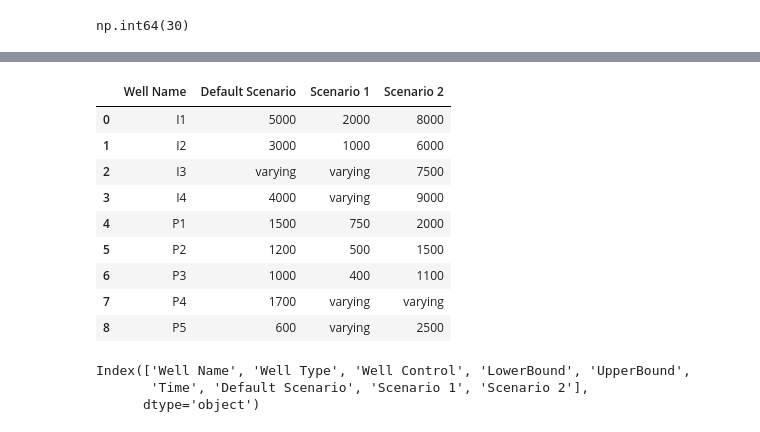
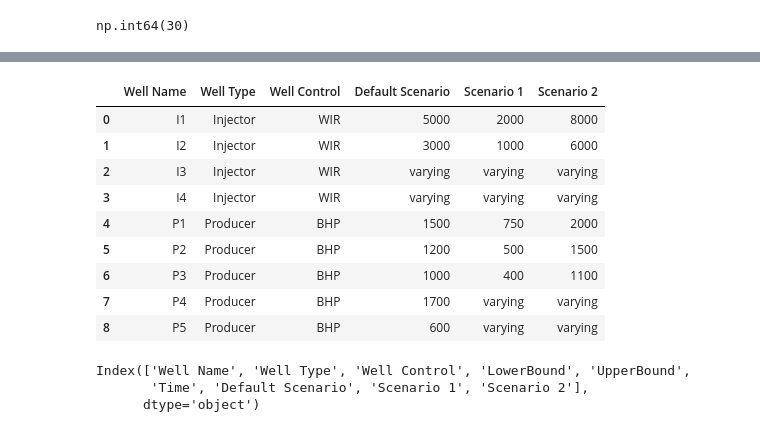
Before and after one commit to carlajord/dash_table_sandbox, a Jupyter notebook: notebooks/data_analysis.ipynb, the cells around one changed output, grey strips where cells are left out. Saved outputs shown, nothing was run; the diff lists cells and outputs as text; code cells hidden in the pictures.

Commit message:
Update table

```diff
--- a/notebooks/data_analysis.ipynb
+++ b/notebooks/data_analysis.ipynb
@@ -7,4 +10,4 @@ from ui.utils import (WELL_NAME_HEADER, WELL_TYPE_HEADER, WELL_CONTROL_HEADER,
 # %%
-DATA_PATH = os.path.join(os.path.dirname(""), 'data')
+DATA_PATH = os.path.join(os.path.abspath(os.path.dirname("")), "..", 'data')
 DATA_PATH
 # %% [output]
@@ -68,2 +99,5 @@ dtype: bool
+# %%
+scenario_columns = get_scenario_cols(df)
+cols = [WELL_NAME_HEADER, WELL_TYPE_HEADER, WELL_CONTROL_HEADER] + scenario_columns
 # %%
-df[cols].groupby(by=WELL_NAME_HEADER).agg(func=well_agg_main_table)
+df_main = df[cols].groupby(by=[WELL_NAME_HEADER,WELL_TYPE_HEADER, WELL_CONTROL_HEADER])[scenario_columns].agg(func=well_agg_main_table).reset_index()
@@ -89,16 +104,16 @@ ValueError: The truth value of a Series is ambiguous. Use a.empty, a.bool(), a.i
-# %%
-df[cols].groupby(by=WELL_NAME_HEADER).agg(func=well_agg_main_table).reset_index()
-# %% [output]
-|  | Well Name | Default Scenario | Scenario 1 | Scenario 2 |
-| 0 | I1 | 5000 | 2000 | 8000 |
-| 1 | I2 | 3000 | 1000 | 6000 |
-| 2 | I3 | varying | varying | 7500 |
-| 3 | I4 | 4000 | varying | 9000 |
-| 4 | P1 | 1500 | 750 | 2000 |
-| 5 | P2 | 1200 | 500 | 1500 |
-| 6 | P3 | 1000 | 400 | 1100 |
-| 7 | P4 | 1700 | varying | varying |
-| 8 | P5 | 600 | varying | 2500 |
+# %%
+df_main
+# %% [output]
+|  | Well Name | Well Type | Well Control | Default Scenario | Scenario 1 | Scenario 2 |
+| 0 | I1 | Injector | WIR | 5000 | 2000 | 8000 |
+| 1 | I2 | Injector | WIR | 3000 | 1000 | 6000 |
+| 2 | I3 | Injector | WIR | varying | varying | varying |
+| 3 | I4 | Injector | WIR | varying | varying | varying |
+| 4 | P1 | Producer | BHP | 1500 | 750 | 2000 |
+| 5 | P2 | Producer | BHP | 1200 | 500 | 1500 |
+| 6 | P3 | Producer | BHP | 1000 | 400 | 1100 |
+| 7 | P4 | Producer | BHP | 1700 | varying | varying |
+| 8 | P5 | Producer | BHP | 600 | varying | varying |
 # %%
 df.columns
 # %% [output]
```
Also changed, not shown: parts of 11 cells of this notebook, 2 other files.
